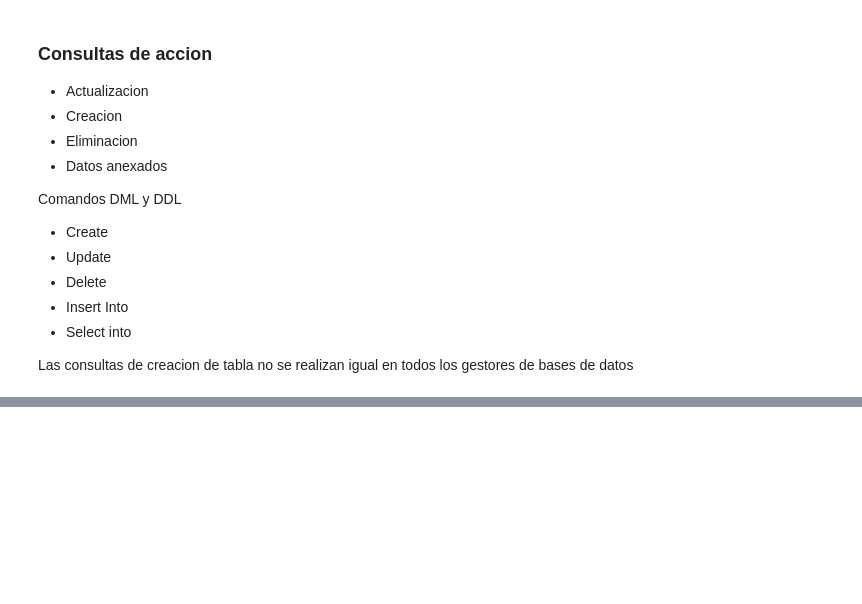
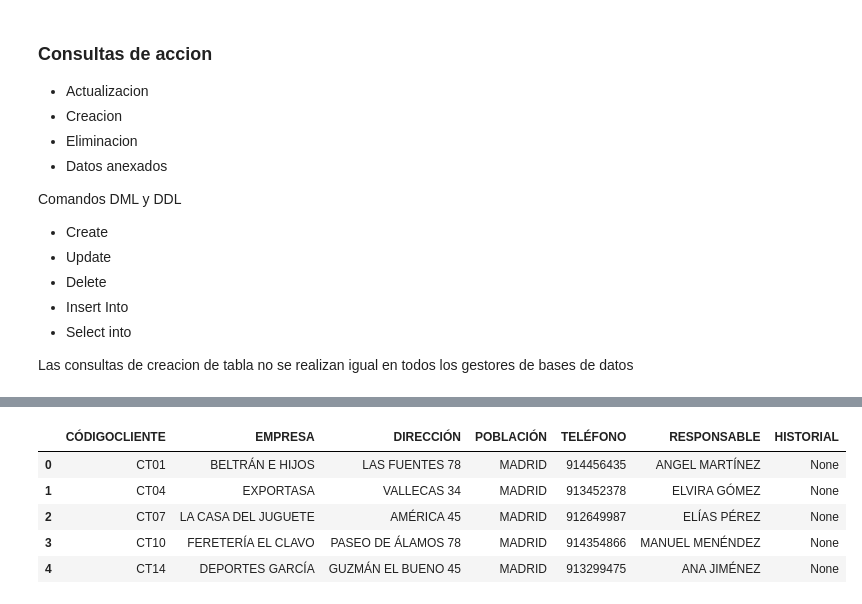
Before and after one commit to preciii7/practica_programacion, a Jupyter notebook: sql/mas_ejercicios_practica.ipynb, the cells around one changed output, grey strips where cells are left out. Saved outputs shown, nothing was run; the diff lists cells and outputs as text; code cells hidden in the pictures; blank space fills up the shorter version.

```diff
--- a/sql/mas_ejercicios_practica.ipynb
+++ b/sql/mas_ejercicios_practica.ipynb
@@ -978,0 +1026,9 @@ pd.read_sql("")
+# %%
+pd.read_sql("SELECT * FROM CLIENTES_MADRID LIMIT 5",engine)
+# %% [output]
+|  | CÓDIGOCLIENTE | EMPRESA | DIRECCIÓN | POBLACIÓN | TELÉFONO | RESPONSABLE | HISTORIAL |
+| 0 | CT01 | BELTRÁN E HIJOS | LAS FUENTES 78 | MADRID | 914456435 | ANGEL MARTÍNEZ | None |
+| 1 | CT04 | EXPORTASA | VALLECAS 34 | MADRID | 913452378 | ELVIRA GÓMEZ | None |
+| 2 | CT07 | LA CASA DEL JUGUETE | AMÉRICA 45 | MADRID | 912649987 | ELÍAS PÉREZ | None |
+| 3 | CT10 | FERETERÍA EL CLAVO | PASEO DE ÁLAMOS 78 | MADRID | 914354866 | MANUEL MENÉNDEZ | None |
+| 4 | CT14 | DEPORTES GARCÍA | GUZMÁN EL BUENO 45 | MADRID | 913299475 | ANA JIMÉNEZ | None |
```
Also changed, not shown: parts of 8 cells of this notebook.
